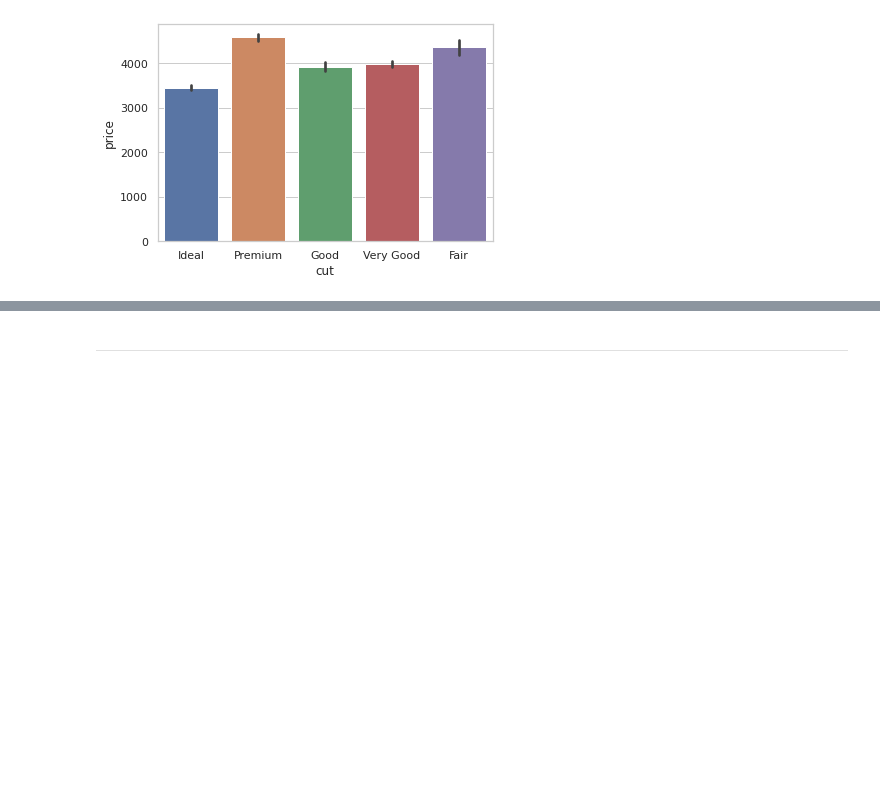
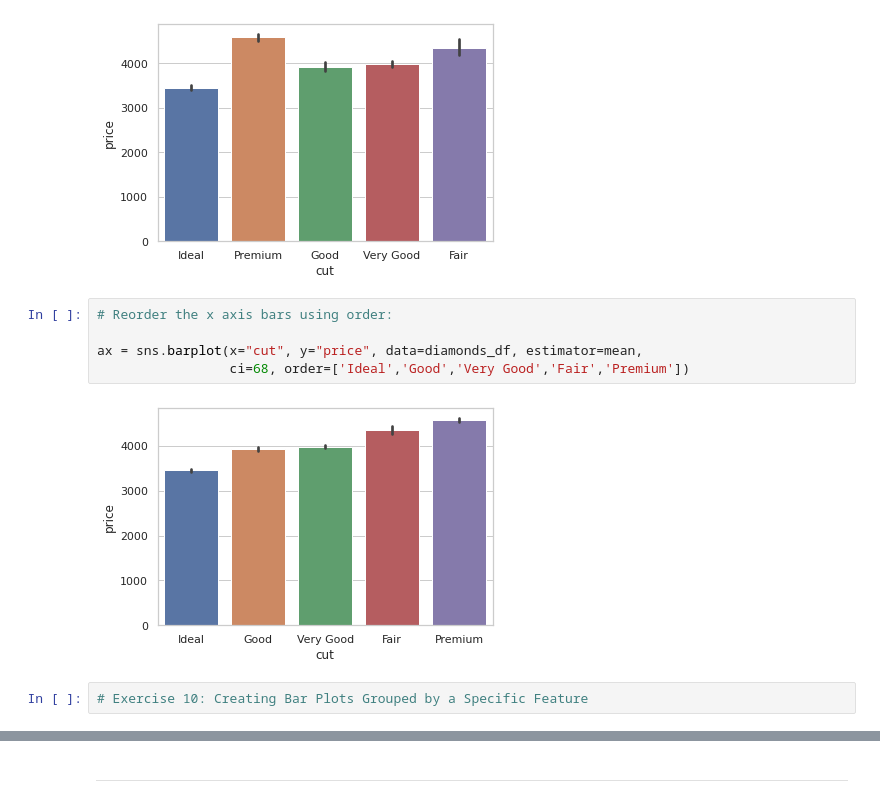
Before and after one commit to psygrammer/psypy, a Jupyter notebook: vis/notebooks/01_intro_basic_and_custermized_plotting.ipynb, the cells around one changed output, grey strips where cells are left out. Saved outputs shown, nothing was run; the diff lists cells and outputs as text; blank space fills up the shorter version.

```diff
--- a/vis/notebooks/01_intro_basic_and_custermized_plotting.ipynb
+++ b/vis/notebooks/01_intro_basic_and_custermized_plotting.ipynb
@@ -596,3 +596,12 @@ sns.set(style="whitegrid")
 ax = sns.barplot(x="cut", y="price", data=diamonds_df,estimator=mean)
 # %% [output]
 [figure]
+# %%
+# Reorder the x axis bars using order:
+
+ax = sns.barplot(x="cut", y="price", data=diamonds_df, estimator=mean,
+                 ci=68, order=['Ideal','Good','Very Good','Fair','Premium'])
+# %% [output]
+[figure, added]
+# %%
+# Exercise 10: Creating Bar Plots Grouped by a Specific Feature
```
Also changed, not shown: parts of 8 cells of this notebook.
